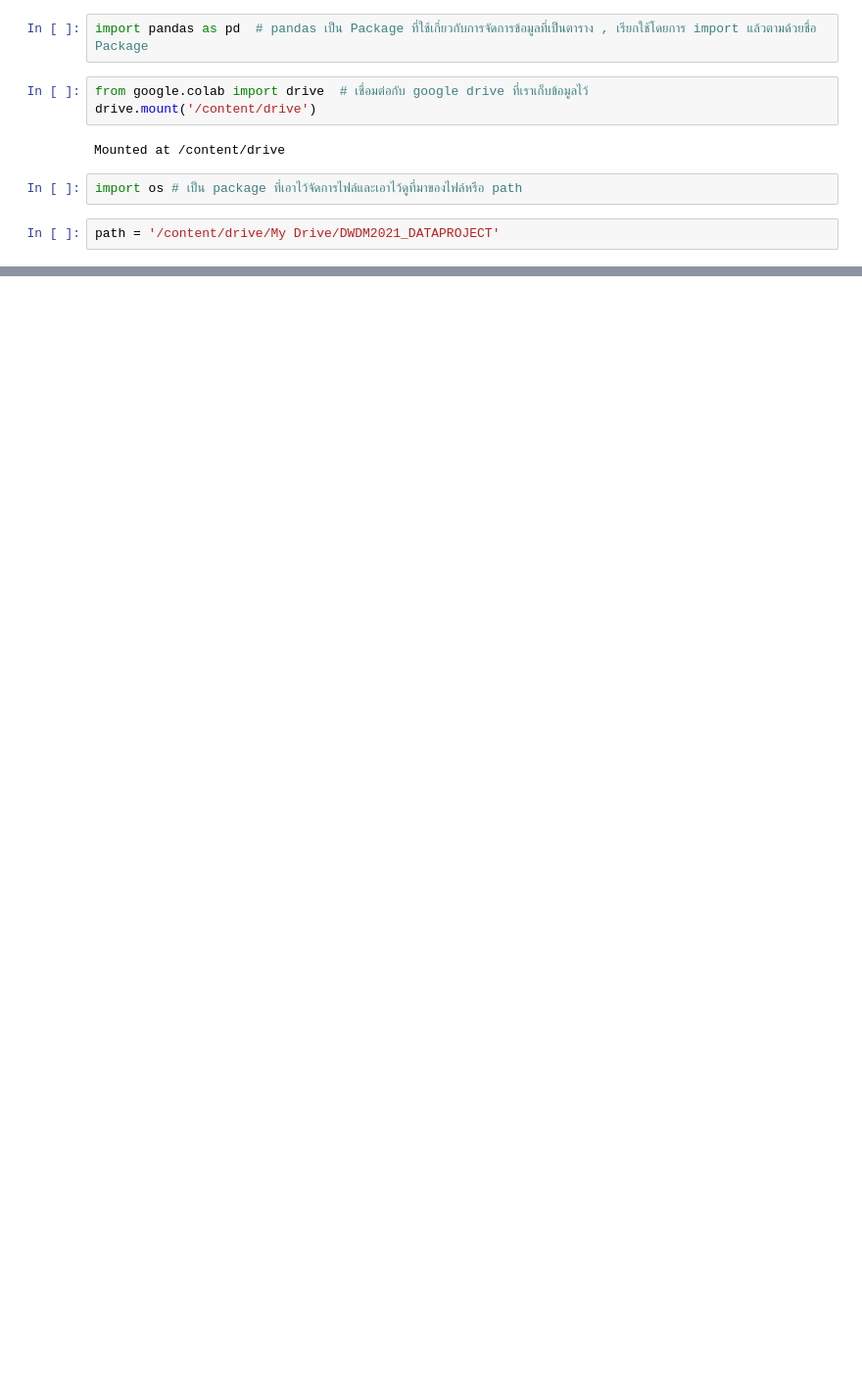
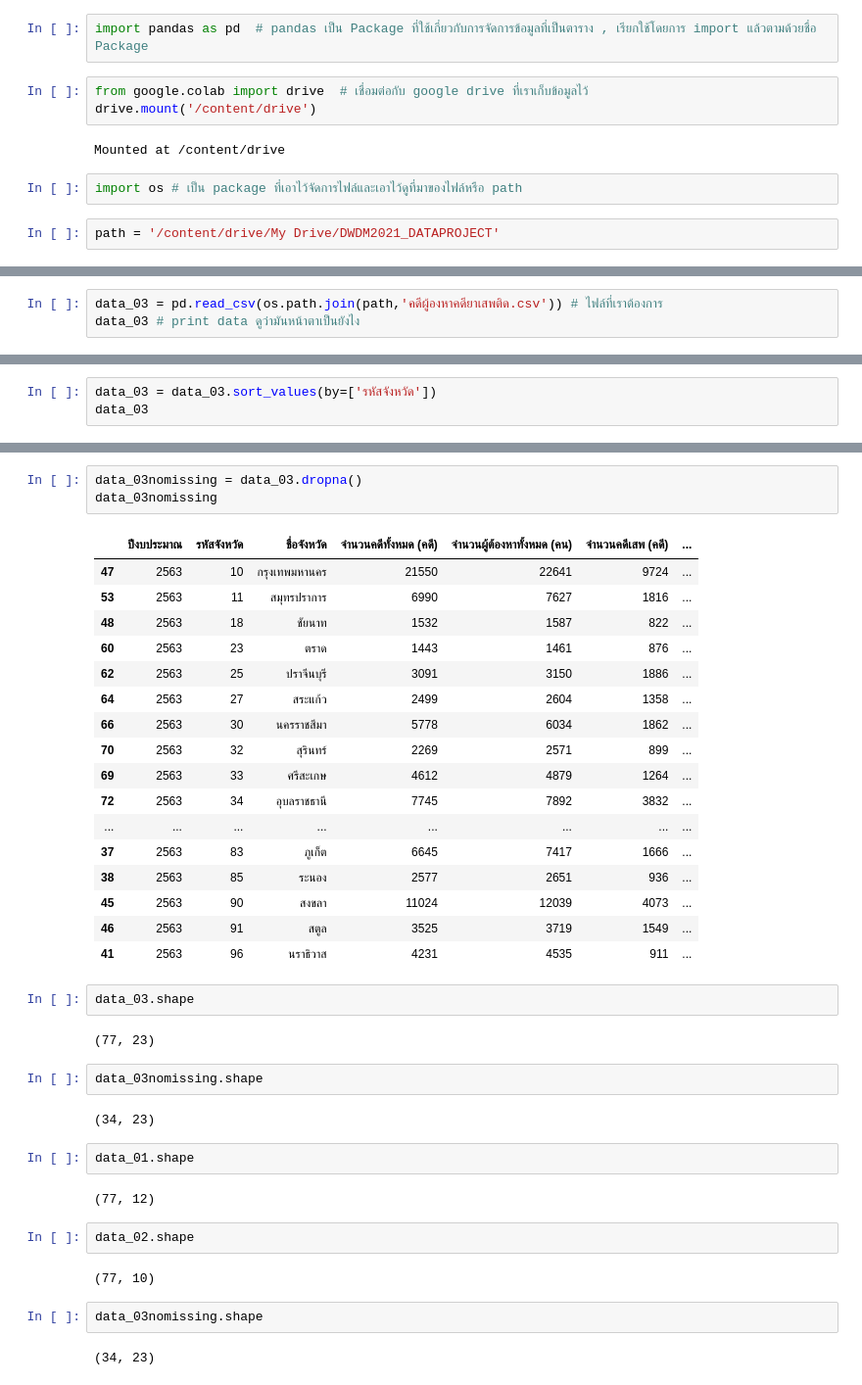
Before and after one commit to Wikanda-Hongboonmee/DWDM21, a Jupyter notebook: Project_DWDM.ipynb, the cells around one changed output, grey strips where cells are left out. Shown at 98% size. Saved outputs shown, nothing was run; the diff lists cells and outputs as text; blank space fills up the shorter version.

```diff
--- a/Project_DWDM.ipynb
+++ b/Project_DWDM.ipynb
@@ -247,0 +150,3 @@ dtype: bool
+# %%
+data_03 = pd.read_csv(os.path.join(path,'คดีผู้องหาคดียาเสพติด.csv')) # ไฟล์ที่เราต้องการ
+data_03 # print data ดูว่ามันหน้าตาเป็นยังไง
@@ -247,0 +167,3 @@ dtype: bool
+# %%
+data_03 = data_03.sort_values(by=['รหัสจังหวัด'])
+data_03
@@ -247,0 +220,41 @@ dtype: bool
+# %%
+data_03nomissing = data_03.dropna()
+data_03nomissing
+# %% [output]
+|  | ปีงบประมาณ | รหัสจังหวัด | ชื่อจังหวัด | จำนวนคดีทั้งหมด (คดี) | จำนวนผู้ต้องหาทั้งหมด (คน) | จำนวนคดีเสพ (คดี) | ... |
+| 47 | 2563 | 10 | กรุงเทพมหานคร | 21550 | 22641 | 9724 | ... |
+| 53 | 2563 | 11 | สมุทรปราการ | 6990 | 7627 | 1816 | ... |
+| 48 | 2563 | 18 | ชัยนาท | 1532 | 1587 | 822 | ... |
+| 60 | 2563 | 23 | ตราด | 1443 | 1461 | 876 | ... |
+| 62 | 2563 | 25 | ปราจีนบุรี | 3091 | 3150 | 1886 | ... |
+| 64 | 2563 | 27 | สระแก้ว | 2499 | 2604 | 1358 | ... |
+| 66 | 2563 | 30 | นครราชสีมา | 5778 | 6034 | 1862 | ... |
+| 70 | 2563 | 32 | สุรินทร์ | 2269 | 2571 | 899 | ... |
+| 69 | 2563 | 33 | ศรีสะเกษ | 4612 | 4879 | 1264 | ... |
+| 72 | 2563 | 34 | อุบลราชธานี | 7745 | 7892 | 3832 | ... |
+| ... | ... | ... | ... | ... | ... | ... | ... |
+| 37 | 2563 | 83 | ภูเก็ต | 6645 | 7417 | 1666 | ... |
+| 38 | 2563 | 85 | ระนอง | 2577 | 2651 | 936 | ... |
+| 45 | 2563 | 90 | สงขลา | 11024 | 12039 | 4073 | ... |
+| 46 | 2563 | 91 | สตูล | 3525 | 3719 | 1549 | ... |
+| 41 | 2563 | 96 | นราธิวาส | 4231 | 4535 | 911 | ... |
+# %%
+data_03.shape
+# %% [output]
+(77, 23)
+# %%
+data_03nomissing.shape
+# %% [output]
+(34, 23)
+# %%
+data_01.shape
+# %% [output]
+(77, 12)
+# %%
+data_02.shape
+# %% [output]
+(77, 10)
+# %%
+data_03nomissing.shape
+# %% [output]
+(34, 23)
```
Also changed, not shown: parts of 45 cells of this notebook.
